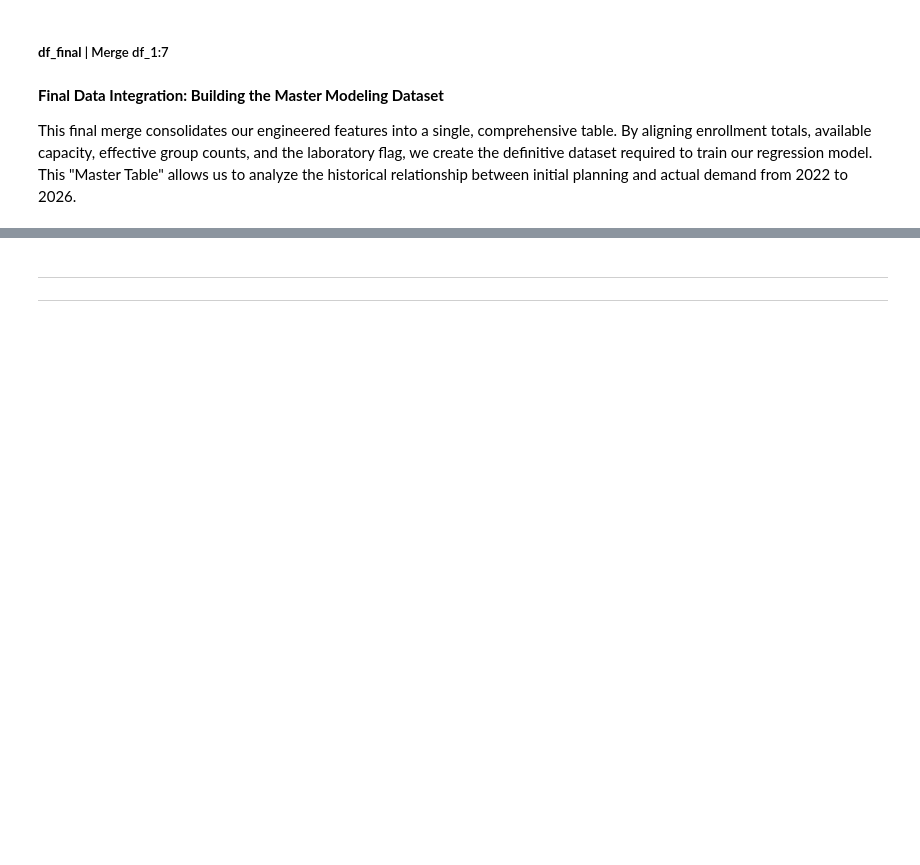
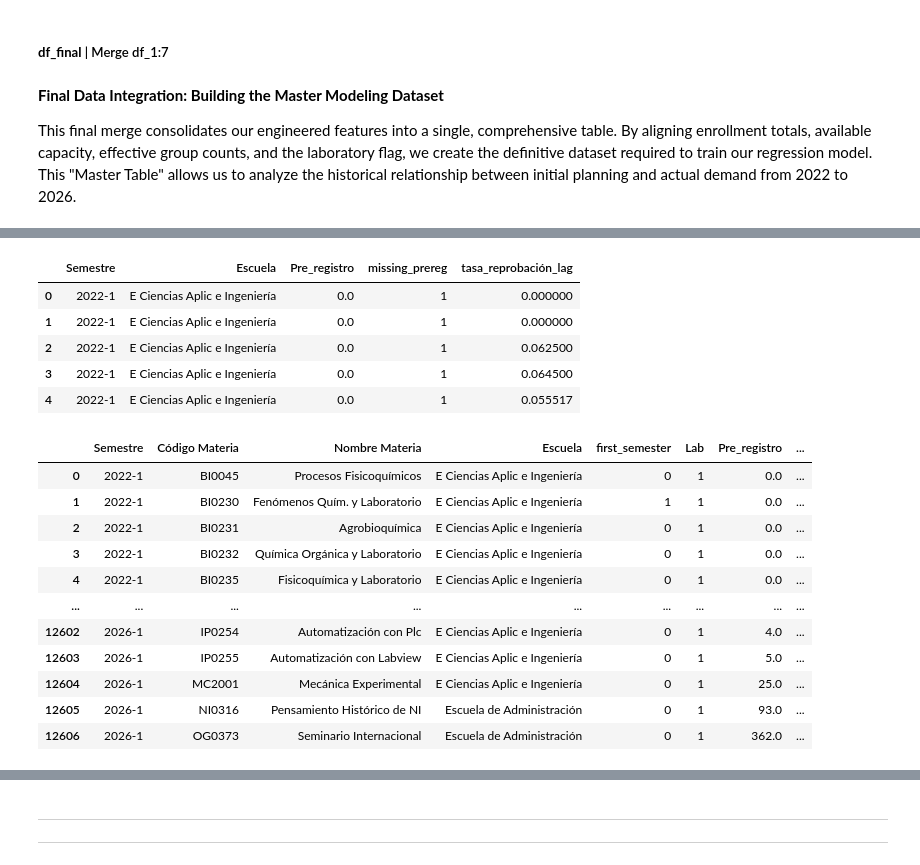
Before and after one commit to SaraMR9/Maestria---Fundamentos-en-ciencia-de-datos, a Jupyter notebook: Proyecto_Final/notebooks/20260207_Final_Project.ipynb, the cells around one changed output, grey strips where cells are left out. Drawn from its saved outputs; the diff is of its cells as text; code cells hidden in the pictures; blank space fills up the shorter version.

```diff
--- a/Proyecto_Final/notebooks/20260207_Final_Project.ipynb
+++ b/Proyecto_Final/notebooks/20260207_Final_Project.ipynb
@@ -887,7 +991,7 @@ In this step, we create df_2 to capture the total number of sections (groups) in
 # %% [markdown]
 To determine the initial supply planned by the university, we will create a dataset that counts the unique Associated Classes for each subject per semester. This allows us to identify the exact number of groups opened for each course, ensuring that subjects with multiple components (such as those with both lectures and labs) are counted as a single unit per group
 # %%
-df_2 = df.copy()
+df_2 = df_clean.copy()
 # %%
 # 1. Create a dataset to count unique 'Clase Asociada' (Associated Class)
 # per Semester and Subject Code.
@@ -1187,0 +1583,15 @@ sub_utilización
+# %%
+# 1. Merge df_final with df_7 (First Semester Flags)
+# This is a Many-to-One join based on 'Código Materia'
+df_final = pd.merge(df_final, df_7, on='Código Materia', how='left')
+
+# 2. Fill NaN values with 0 and convert to Integer
+# Logic: If it wasn't found in df_7, it's not a first semester subject (NaN -> 0).
+df_final['first_semester'] = df_final['first_semester'].fillna(0).astype(int)
+
+# --- Verification ---
+print("Conteo de materias por tipo:")
+print(df_final['first_semester'].value_counts())
+
+# Check for remaining NaNs (Should be 0)
+print(f"\nNulos restantes en 'first_semester': {df_final['first_semester'].isnull().sum()}")
@@ -1243,0 +1776,45 @@ sobre G_Final -> creería que son 0, verificar.
+# %%
+# 1. Create a deep copy to preserve the original dataframe
+df_final_clean = df_final.copy()
+
+print(f"Original shape: {df_final.shape}")
+
+# ---------------------------------------------------------
+# STRATEGY 1: PRE_REGISTRO (Imputation with Flag)
+# ---------------------------------------------------------
+
+# Create a boolean flag (1 if missing, 0 if present)
+# This helps the model understand that 2022 data is artificially 0
+df_final_clean['missing_prereg'] = df_final_clean['Pre_registro'].isnull().astype(int)
+
+# Fill NaNs with 0
+df_final_clean['Pre_registro'] = df_final_clean['Pre_registro'].fillna(0)
+
+
+# ---------------------------------------------------------
+# STRATEGY 2: TASA REPROBACIÓN (Hierarchical Imputation)
+# ---------------------------------------------------------
+
+# Calculate the mean failure rate per School (Escuela)
+# transform('mean') broadcasts the school average to every row of that school
+school_failure_means = df_final_clean.groupby('Escuela')['tasa_reprobación_lag'].transform('mean')
+
+# Fill missing values with the School's average
+df_final_clean['tasa_reprobación_lag'] = df_final_clean['tasa_reprobación_lag'].fillna(school_failure_means)
+
+# Residual fill: If a School is new and has NO data at all, fill with 0
+df_final_clean['tasa_reprobación_lag'] = df_final_clean['tasa_reprobación_lag'].fillna(0)
+
+
+# ---------------------------------------------------------
+# FINAL VERIFICATION
+# ---------------------------------------------------------
+print("\n--- Final Missing Values Check (df_final_clean) ---")
+print(df_final_clean[['Pre_registro', 'tasa_reprobación_lag']].isnull().sum())
+
+print("\n--- Sample of Imputed Data ---")
+# Show columns to verify the flag and the filled values
+cols_to_check = ['Semestre', 'Escuela', 'Pre_registro', 'missing_prereg', 'tasa_reprobación_lag']
+display(df_final_clean[cols_to_check].head())
+df_final_clean
+# %% [output]
@@ -1243,0 +1829,18 @@ sobre G_Final -> creería que son 0, verificar.
+|  | Semestre | Escuela | Pre_registro | missing_prereg | tasa_reprobación_lag |
+| 0 | 2022-1 | E Ciencias Aplic e Ingeniería | 0.0 | 1 | 0.000000 |
+| 1 | 2022-1 | E Ciencias Aplic e Ingeniería | 0.0 | 1 | 0.000000 |
+| 2 | 2022-1 | E Ciencias Aplic e Ingeniería | 0.0 | 1 | 0.062500 |
+| 3 | 2022-1 | E Ciencias Aplic e Ingeniería | 0.0 | 1 | 0.064500 |
+| 4 | 2022-1 | E Ciencias Aplic e Ingeniería | 0.0 | 1 | 0.055517 |
+|  | Semestre | Código Materia | Nombre Materia | Escuela | first_semester | Lab | Pre_registro | ... |
+| 0 | 2022-1 | BI0045 | Procesos Fisicoquímicos | E Ciencias Aplic e Ingeniería | 0 | 1 | 0.0 | ... |
+| 1 | 2022-1 | BI0230 | Fenómenos Quím. y Laboratorio | E Ciencias Aplic e Ingeniería | 1 | 1 | 0.0 | ... |
+| 2 | 2022-1 | BI0231 | Agrobioquímica | E Ciencias Aplic e Ingeniería | 0 | 1 | 0.0 | ... |
+| 3 | 2022-1 | BI0232 | Química Orgánica y Laboratorio | E Ciencias Aplic e Ingeniería | 0 | 1 | 0.0 | ... |
+| 4 | 2022-1 | BI0235 | Fisicoquímica y Laboratorio | E Ciencias Aplic e Ingeniería | 0 | 1 | 0.0 | ... |
+| ... | ... | ... | ... | ... | ... | ... | ... | ... |
+| 12602 | 2026-1 | IP0254 | Automatización con Plc | E Ciencias Aplic e Ingeniería | 0 | 1 | 4.0 | ... |
+| 12603 | 2026-1 | IP0255 | Automatización con Labview | E Ciencias Aplic e Ingeniería | 0 | 1 | 5.0 | ... |
+| 12604 | 2026-1 | MC2001 | Mecánica Experimental | E Ciencias Aplic e Ingeniería | 0 | 1 | 25.0 | ... |
+| 12605 | 2026-1 | NI0316 | Pensamiento Histórico de NI | Escuela de Administración | 0 | 1 | 93.0 | ... |
+| 12606 | 2026-1 | OG0373 | Seminario Internacional | Escuela de Administración | 0 | 1 | 362.0 | ... |
```
Also changed, not shown: parts of 75 cells of this notebook, 2 other files.
